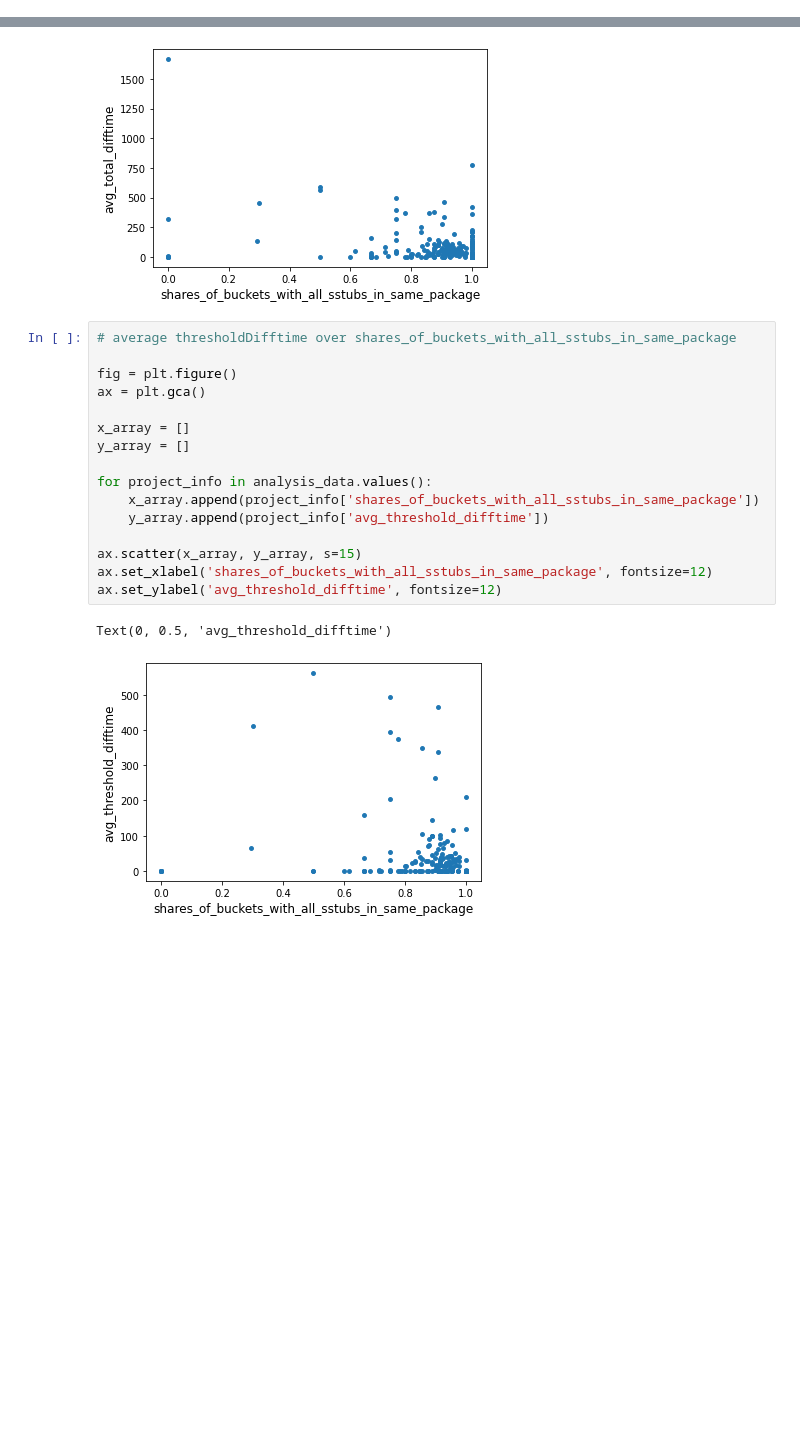
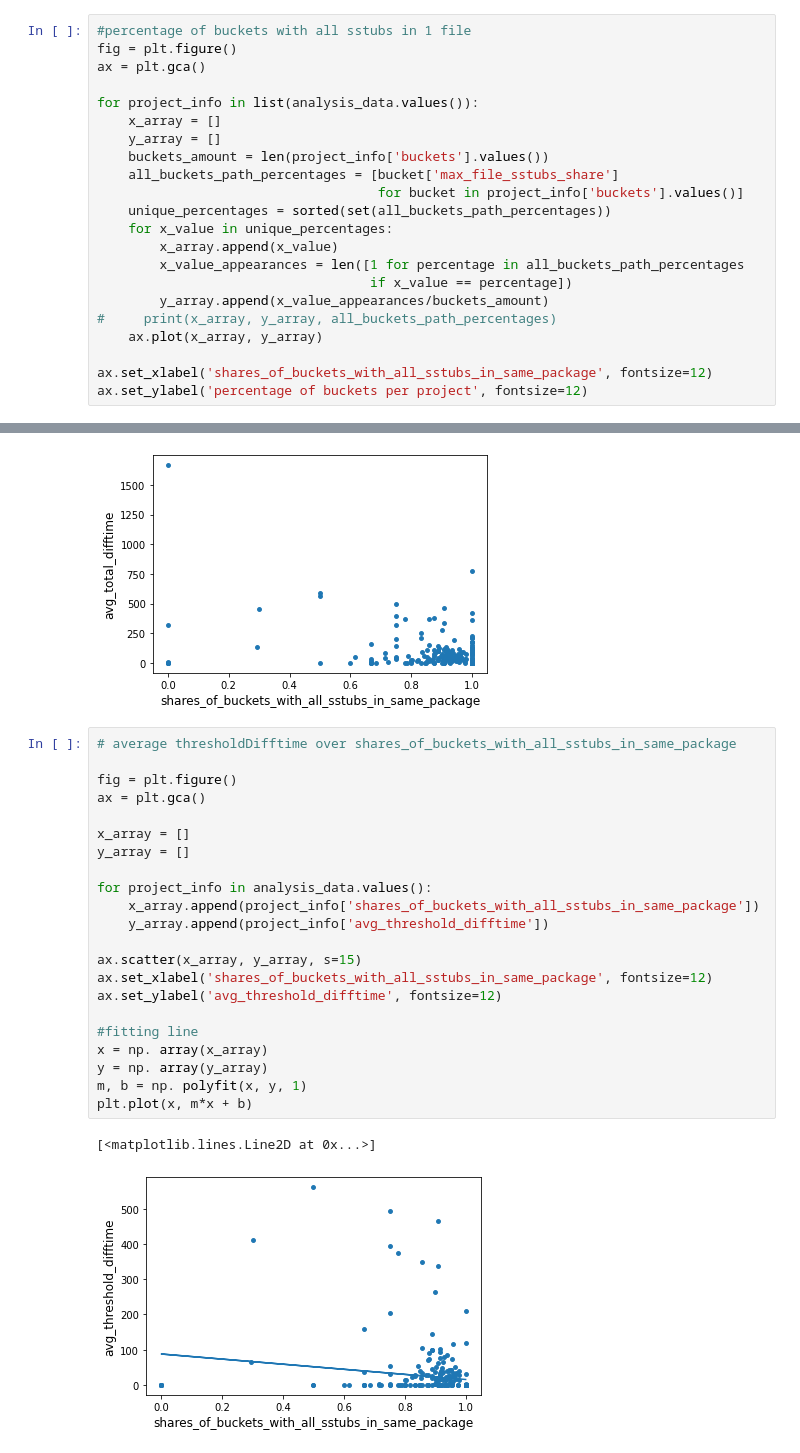
Before and after one commit to Diallo/Repated-SStuBs-Analysis, a Jupyter notebook: visualization_notebook.ipynb, the cells around one changed output, grey strips where cells are left out. Cells and saved outputs as stored; diff of their text form; blank space fills up the shorter version.

Commit message:
add path counts

```diff
--- a/visualization_notebook.ipynb
+++ b/visualization_notebook.ipynb
@@ -15,0 +78,22 @@ import matplotlib.pyplot as plt
+# %%
+#percentage of buckets with all sstubs in 1 file
+fig = plt.figure()
+ax = plt.gca()
+
+for project_info in list(analysis_data.values()):
+    x_array = []
+    y_array = []
+    buckets_amount = len(project_info['buckets'].values())
+    all_buckets_path_percentages = [bucket['max_file_sstubs_share']
+                                    for bucket in project_info['buckets'].values()]
+    unique_percentages = sorted(set(all_buckets_path_percentages))
+    for x_value in unique_percentages:
+        x_array.append(x_value)
+        x_value_appearances = len([1 for percentage in all_buckets_path_percentages
+                                   if x_value == percentage])
+        y_array.append(x_value_appearances/buckets_amount)
+#     print(x_array, y_array, all_buckets_path_percentages)
+    ax.plot(x_array, y_array)
+
+ax.set_xlabel('shares_of_buckets_with_all_sstubs_in_same_package', fontsize=12)
+ax.set_ylabel('percentage of buckets per project', fontsize=12)
@@ -37,22 +124,28 @@ Text(0, 0.5, 'avg_total_difftime')
 # %%
 # average thresholdDifftime over shares_of_buckets_with_all_sstubs_in_same_package
 
 fig = plt.figure()
 ax = plt.gca()
 
 x_array = []
 y_array = []
 
 for project_info in analysis_data.values():
     x_array.append(project_info['shares_of_buckets_with_all_sstubs_in_same_package'])
     y_array.append(project_info['avg_threshold_difftime'])
 
 ax.scatter(x_array, y_array, s=15)
 ax.set_xlabel('shares_of_buckets_with_all_sstubs_in_same_package', fontsize=12)
 ax.set_ylabel('avg_threshold_difftime', fontsize=12)
+
+#fitting line
+x = np. array(x_array)
+y = np. array(y_array)
+m, b = np. polyfit(x, y, 1)
+plt.plot(x, m*x + b)
 # %% [output]
-Text(0, 0.5, 'avg_threshold_difftime')
+[<matplotlib.lines.Line2D at 0x...>]
-[figure, old version]
+[figure, new version]
 # %% [markdown]
 <p>the difftime over shares_of_buckets_with_all_sstubs_in_same_package graphs show: </p>
 <p>- using the thresholDiffTime rather than total_difftime reduces the difftime values significantly, indicating that many of the very large values >100 days are individual cases rather than systematic occurences within a project. This assumption could be reasoned better if we look at the amount of sstubs or buckets for those projects which still have avg_threshold_difftime >100, and identify if it could be the case that there was a very small total amount of sstubs or buckets within these projects.</p>
```
Also changed, not shown: parts of 11 cells of this notebook, 1 other file.
